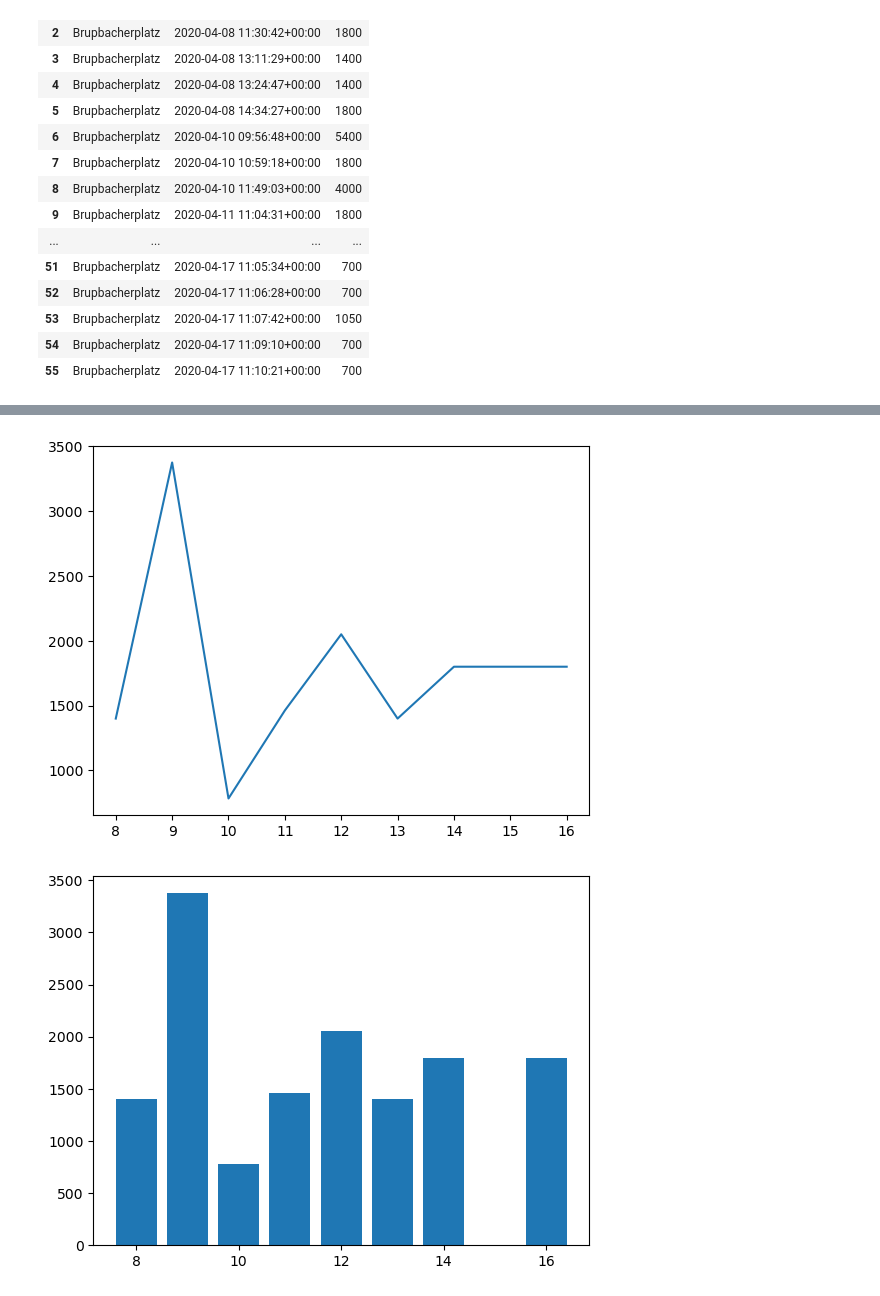
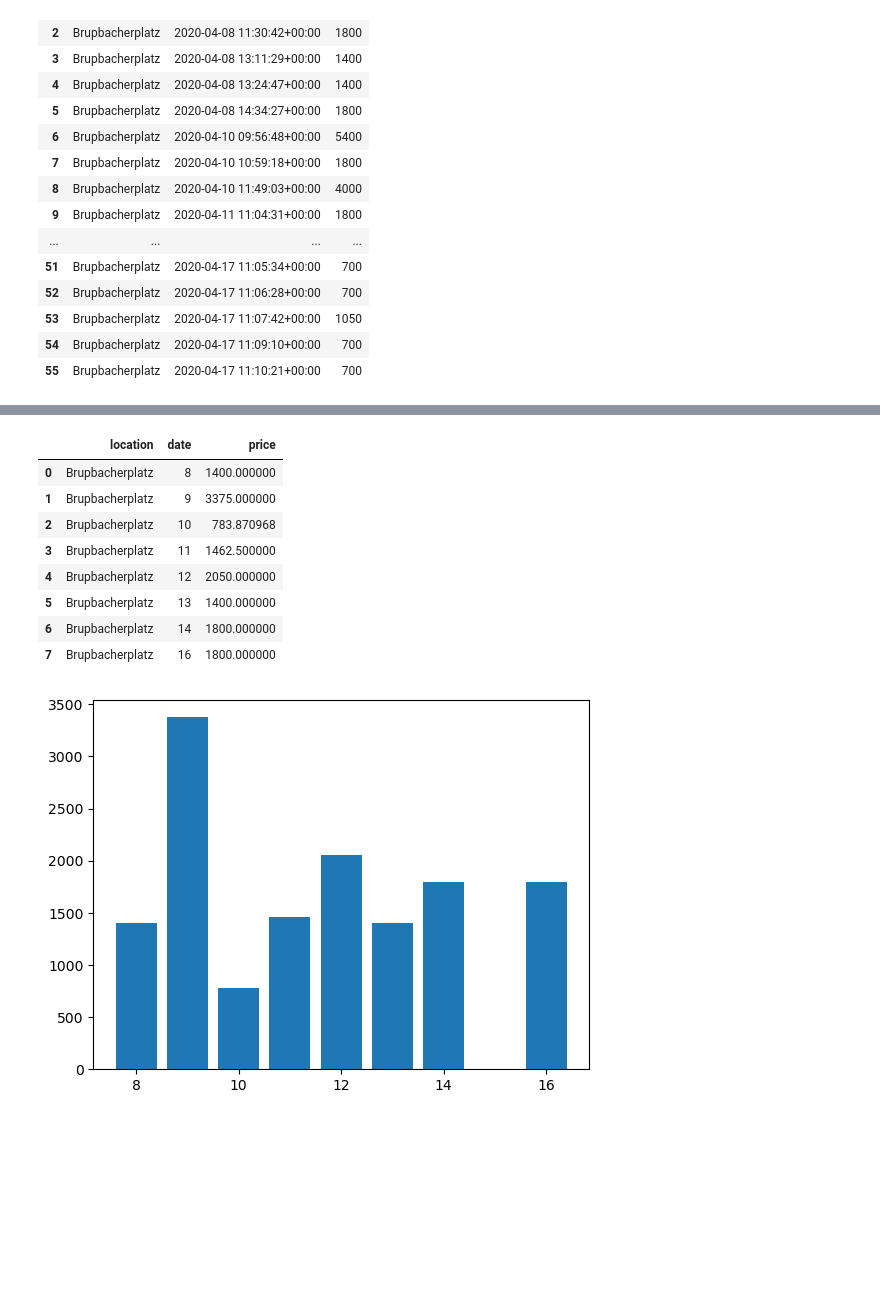
Before and after one commit to Gelateria-di-Berna/Dashboard, a Jupyter notebook: src/manipulator.ipynb, the cells around one changed output, grey strips where cells are left out. Saved outputs shown, nothing was run; the diff lists cells and outputs as text; code cells hidden in the pictures; blank space fills up the shorter version.

```diff
--- a/src/manipulator.ipynb
+++ b/src/manipulator.ipynb
@@ -51,7 +77,15 @@ df_hourly_profit = df.groupby(df["date"].dt.hour)["price"].mean()
-# %%
-plt.plot(df_hourly_profit)
-plt.show()
-# %% [output]
-[figure, removed]
+# %%
+df_hourly_profit = df_hourly_profit.reset_index()
+df_hourly_profit[df_hourly_profit["location"] == "Brupbacherplatz"]
+# %% [output]
+|  | location | date | price |
+| 0 | Brupbacherplatz | 8 | 1400.000000 |
+| 1 | Brupbacherplatz | 9 | 3375.000000 |
+| 2 | Brupbacherplatz | 10 | 783.870968 |
+| 3 | Brupbacherplatz | 11 | 1462.500000 |
+| 4 | Brupbacherplatz | 12 | 2050.000000 |
+| 5 | Brupbacherplatz | 13 | 1400.000000 |
+| 6 | Brupbacherplatz | 14 | 1800.000000 |
+| 7 | Brupbacherplatz | 16 | 1800.000000 |
 # %%
 plt.bar(
```
Also changed, not shown: parts of 8 cells of this notebook.
